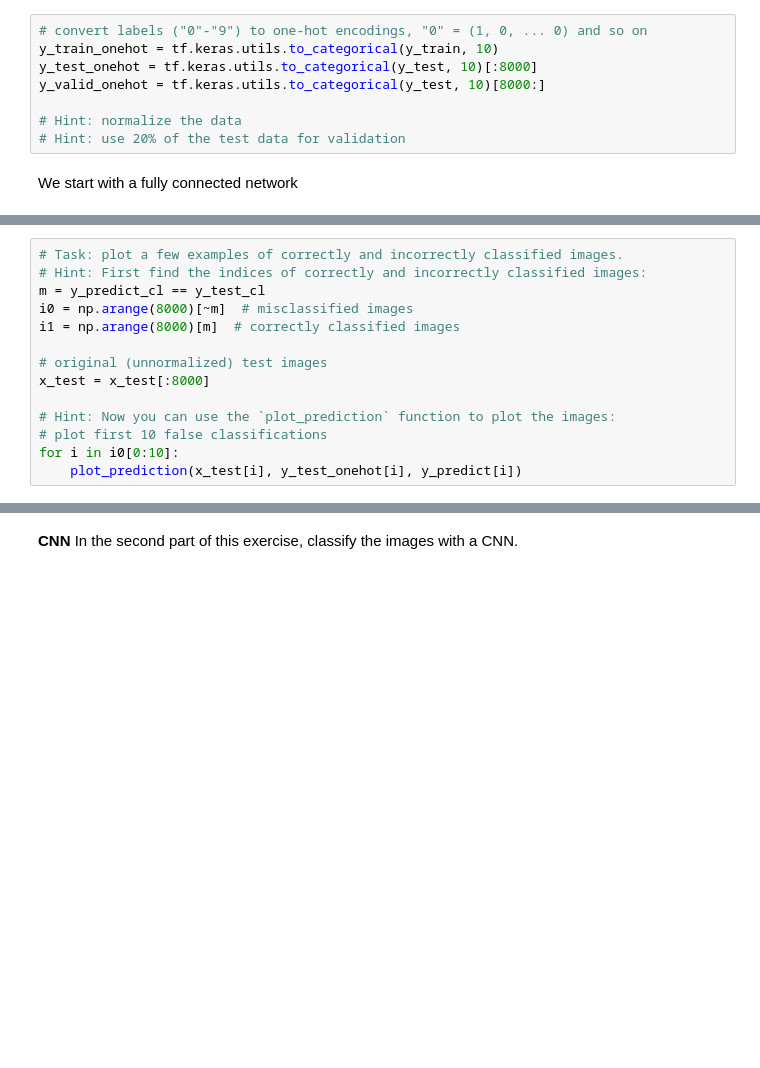
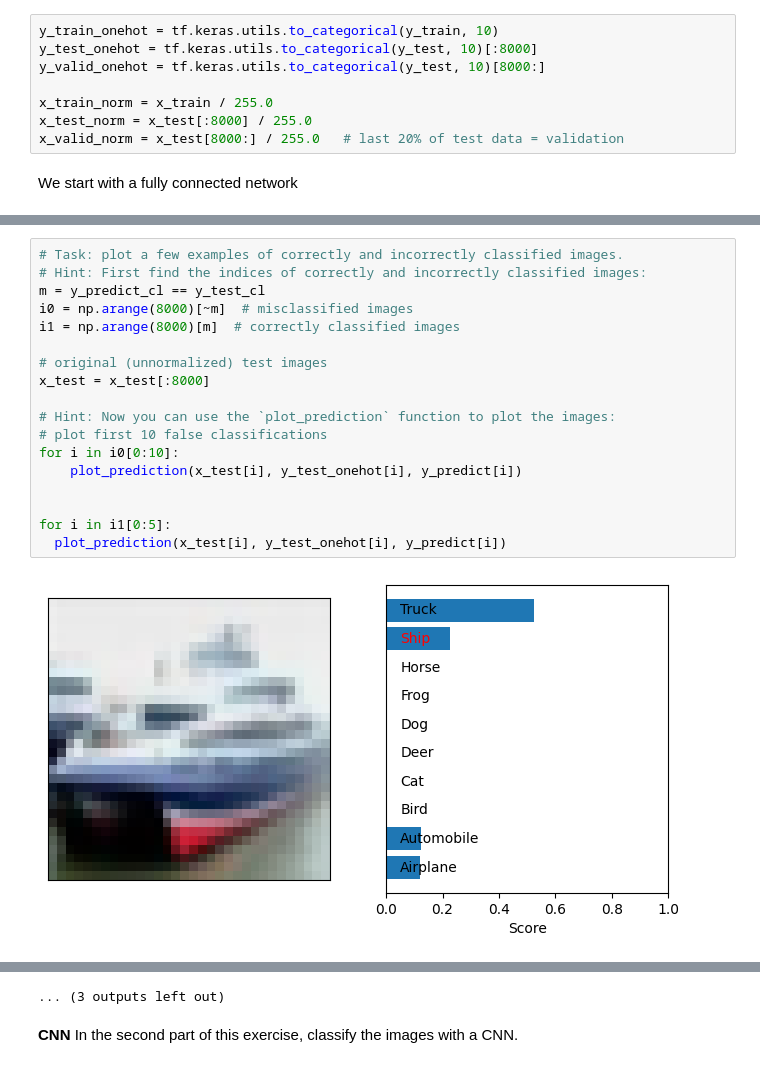
Before and after one commit to Niklas-Hy/Deeplearning, a Jupyter notebook: Exercise_7_1_CIFAR_10.ipynb, the cells around one changed output, grey strips where cells are left out. Saved outputs shown, nothing was run; the diff lists cells and outputs as text; blank space fills up the shorter version.

```diff
--- a/Exercise_7_1_CIFAR_10.ipynb
+++ b/Exercise_7_1_CIFAR_10.ipynb
@@ -94,10 +99,10 @@ labels, shape =  (50000, 1)
 # %%
-# convert labels ("0"-"9") to one-hot encodings, "0" = (1, 0, ... 0) and so on
 y_train_onehot = tf.keras.utils.to_categorical(y_train, 10)
 y_test_onehot = tf.keras.utils.to_categorical(y_test, 10)[:8000]
 y_valid_onehot = tf.keras.utils.to_categorical(y_test, 10)[8000:]
 
-# Hint: normalize the data
-# Hint: use 20% of the test data for validation
+x_train_norm = x_train / 255.0
+x_test_norm = x_test[:8000] / 255.0
+x_valid_norm = x_test[8000:] / 255.0   # last 20% of test data = validation
 # %% [markdown]
 We start with a fully connected network
@@ -156,14 +232,20 @@ plot_confusion(y_test_cl, y_predict_cl)
 # %%
 # Task: plot a few examples of correctly and incorrectly classified images.
 # Hint: First find the indices of correctly and incorrectly classified images:
 m = y_predict_cl == y_test_cl
 i0 = np.arange(8000)[~m]  # misclassified images
 i1 = np.arange(8000)[m]  # correctly classified images
 
 # original (unnormalized) test images
 x_test = x_test[:8000]
 
 # Hint: Now you can use the `plot_prediction` function to plot the images:
 # plot first 10 false classifications
 for i in i0[0:10]:
     plot_prediction(x_test[i], y_test_onehot[i], y_predict[i])
+
+
+for i in i1[0:5]:
+  plot_prediction(x_test[i], y_test_onehot[i], y_predict[i])
+# %% [output]
+[figure, added]
@@ -170,3 +263,4 @@ for i in i0[0:10]:
+... (3 outputs left out)
 # %% [markdown]
 **CNN**
 In the second part of this exercise, classify the images with a CNN.
```
Also changed, not shown: parts of 12 cells of this notebook.
